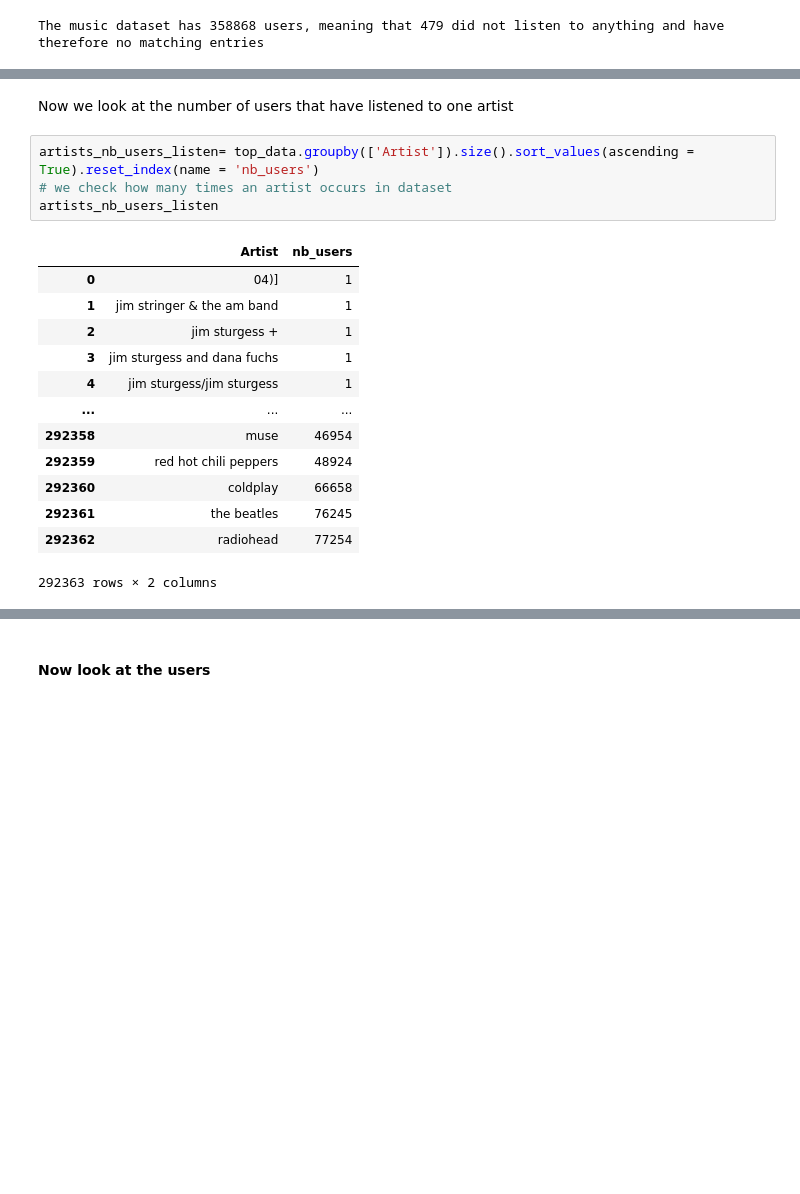
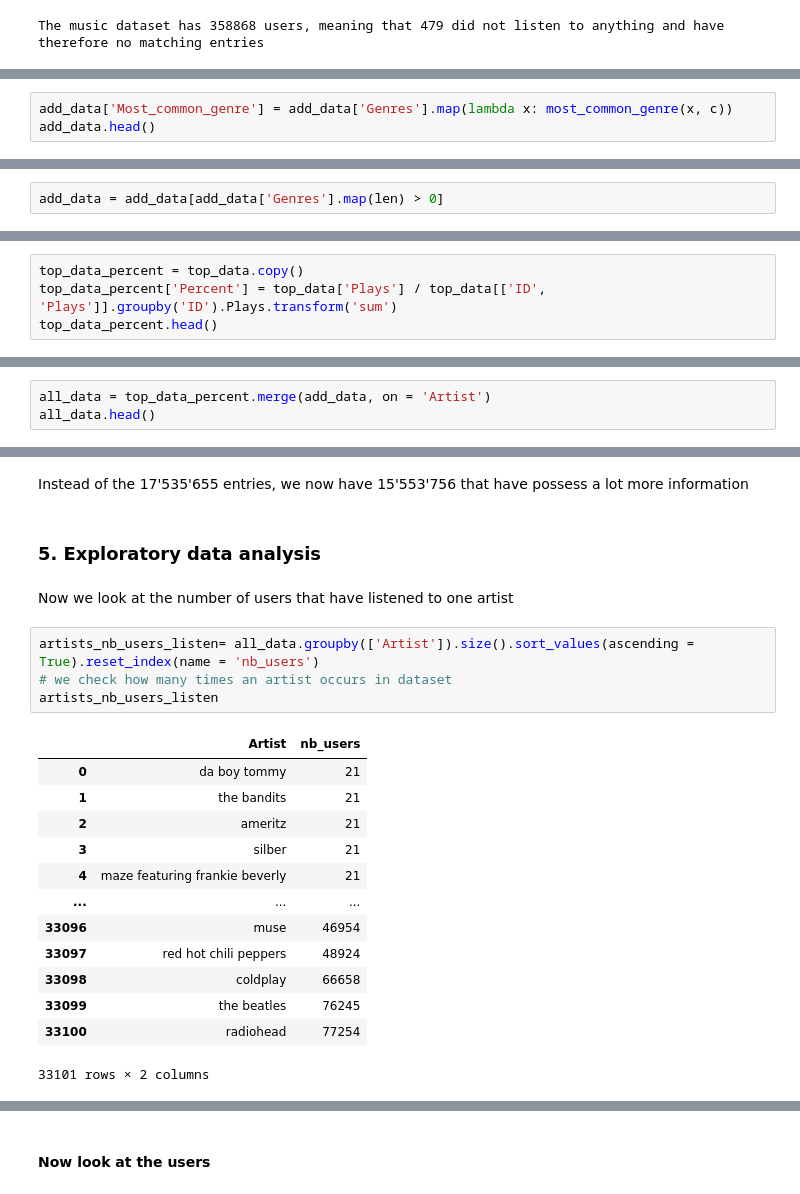
Before and after one commit to Caotick/mlbd-project, a Jupyter notebook: mlbd_project.ipynb, the cells around one changed output, grey strips where cells are left out. Drawn from its saved outputs; the diff is of its cells as text; blank space fills up the shorter version.

```diff
--- a/mlbd_project.ipynb
+++ b/mlbd_project.ipynb
@@ -96,0 +213,3 @@ The music dataset has 358868 users, meaning that 479 did not listen to anything
+# %%
+add_data['Most_common_genre'] = add_data['Genres'].map(lambda x: most_common_genre(x, c))
+add_data.head()
@@ -96,0 +250,2 @@ The music dataset has 358868 users, meaning that 479 did not listen to anything
+# %%
+add_data = add_data[add_data['Genres'].map(len) > 0]
@@ -96,0 +262,4 @@ The music dataset has 358868 users, meaning that 479 did not listen to anything
+# %%
+top_data_percent = top_data.copy()
+top_data_percent['Percent'] = top_data['Plays'] / top_data[['ID', 'Plays']].groupby('ID').Plays.transform('sum')
+top_data_percent.head()
@@ -96,0 +273,3 @@ The music dataset has 358868 users, meaning that 479 did not listen to anything
+# %%
+all_data = top_data_percent.merge(add_data, on = 'Artist')
+all_data.head()
@@ -97,23 +324,27 @@ The music dataset has 358868 users, meaning that 479 did not listen to anything
+# %% [markdown]
+Instead of the 17'535'655 entries, we now have 15'553'756 that have possess a lot more information
+# %% [markdown]
+### 5. Exploratory data analysis
 # %% [markdown]
 Now we look at the number of users that have listened to one artist
 # %%
-artists_nb_users_listen= top_data.groupby(['Artist']).size().sort_values(ascending = True).reset_index(name = 'nb_users')
+artists_nb_users_listen= all_data.groupby(['Artist']).size().sort_values(ascending = True).reset_index(name = 'nb_users')
 # we check how many times an artist occurs in dataset
 artists_nb_users_listen
 # %% [output]
 |  | Artist | nb_users |
-| 0 | 04)] | 1 |
-| 1 | jim stringer & the am band | 1 |
-| 2 | jim sturgess + | 1 |
-| 3 | jim sturgess and dana fuchs | 1 |
-| 4 | jim sturgess/jim sturgess | 1 |
+| 0 | da boy tommy | 21 |
+| 1 | the bandits | 21 |
+| 2 | ameritz | 21 |
+| 3 | silber | 21 |
+| 4 | maze featuring frankie beverly | 21 |
 | ... | ... | ... |
-| 292358 | muse | 46954 |
-| 292359 | red hot chili peppers | 48924 |
-| 292360 | coldplay | 66658 |
-| 292361 | the beatles | 76245 |
-| 292362 | radiohead | 77254 |
+| 33096 | muse | 46954 |
+| 33097 | red hot chili peppers | 48924 |
+| 33098 | coldplay | 66658 |
+| 33099 | the beatles | 76245 |
+| 33100 | radiohead | 77254 |
-292363 rows × 2 columns
+33101 rows × 2 columns
 # %%
 artists_nb_users_listen.describe()
 # %% [output]
```
Also changed, not shown: parts of 139 cells of this notebook.
